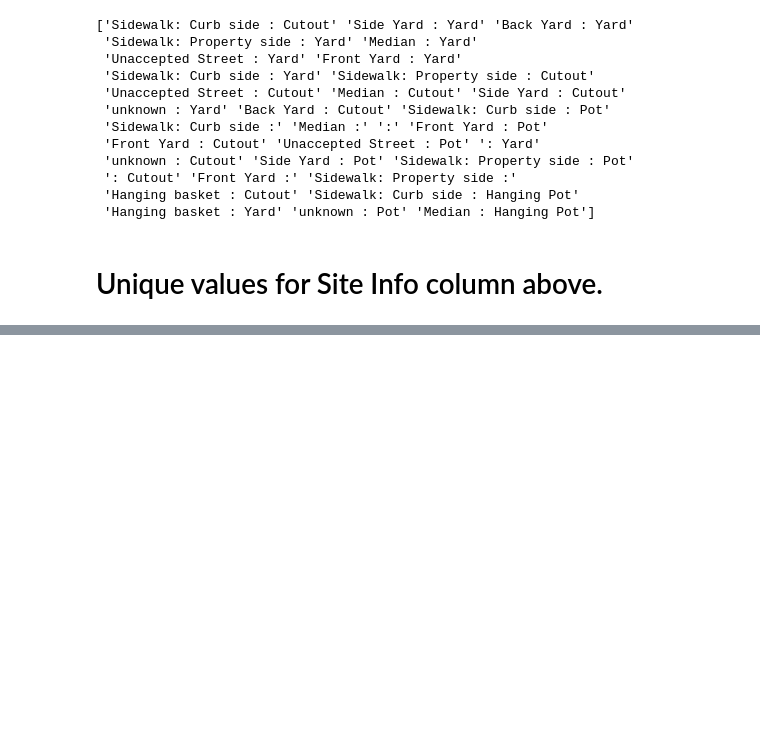
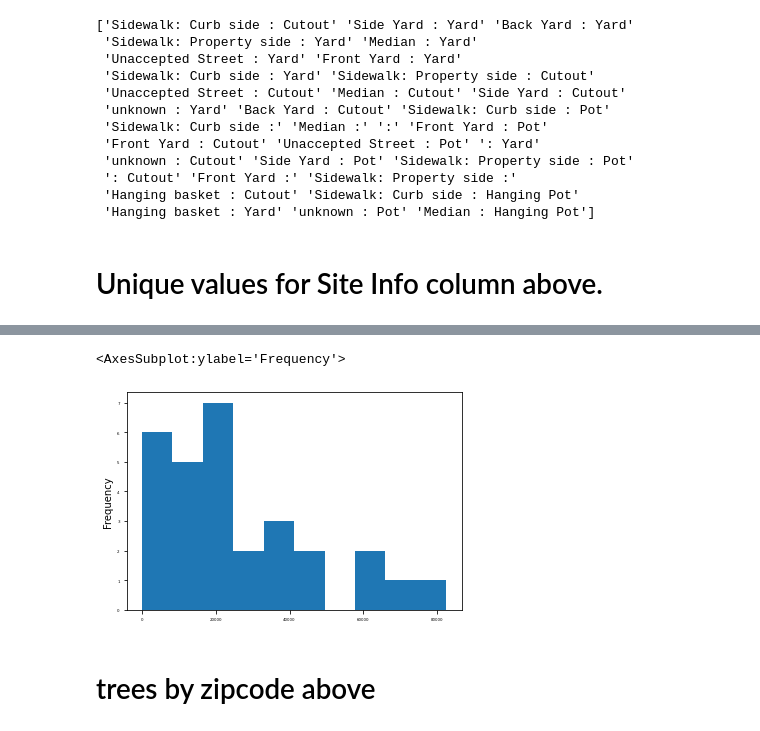
Before and after one commit to kimbaqueen/jupyter_trees, a Jupyter notebook: Jupyter_trees.ipynb, the cells around one changed output, grey strips where cells are left out. Drawn from its saved outputs; the diff is of its cells as text; code cells hidden in the pictures; blank space fills up the shorter version.

```diff
--- a/Jupyter_trees.ipynb
+++ b/Jupyter_trees.ipynb
@@ -138,0 +186,3 @@ print(df2)
+# %%
+tree_totals = data.groupby("Zip Codes")["SiteOrder"].sum().sort_values()
+tree_totals
@@ -138,0 +207,7 @@ print(df2)
+# %%
+tree_totals.plot(kind="hist", fontsize=4)
+# %% [output]
+<AxesSubplot:ylabel='Frequency'>
+[figure, added]
+# %% [markdown]
+# trees by zipcode above
```
Also changed, not shown: parts of 15 cells of this notebook.
